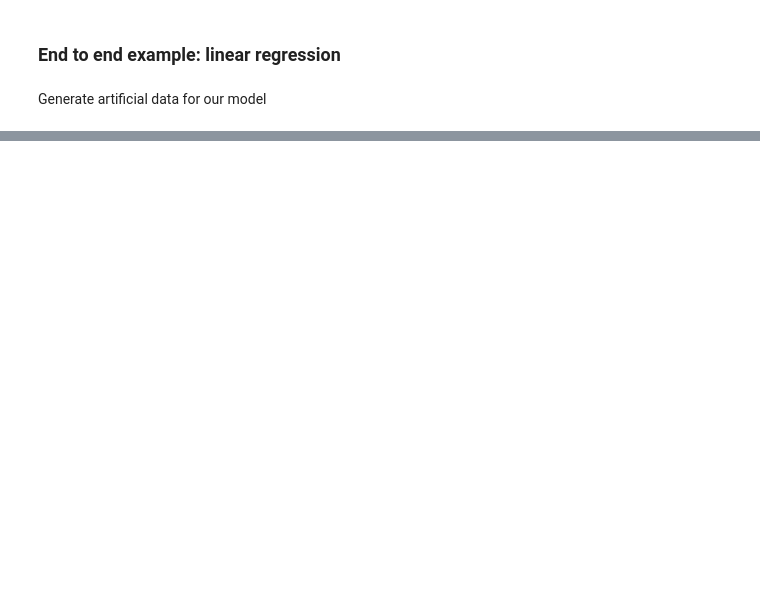
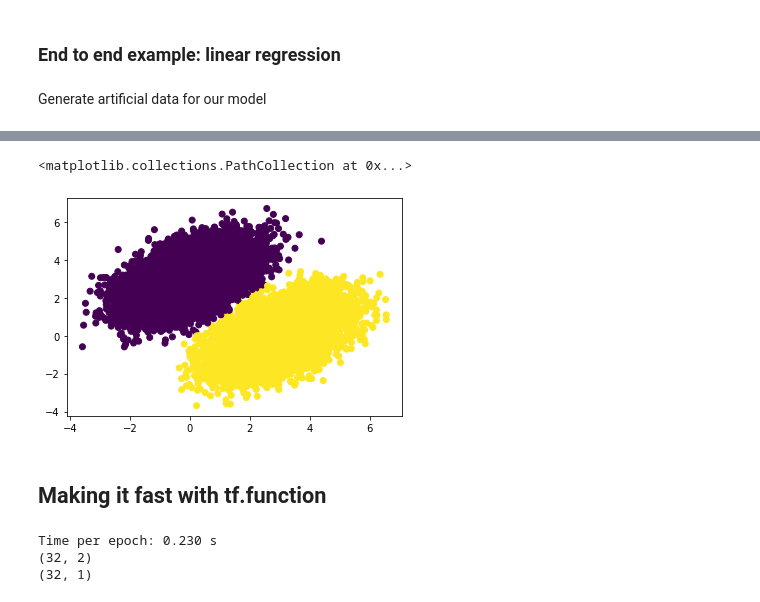
Before and after one commit to cleysonl/Tensorflow2.0, a Jupyter notebook: Tensorflow_2_0_CC_CLL.ipynb, the cells around one changed output, grey strips where cells are left out. Saved outputs shown, nothing was run; the diff lists cells and outputs as text; code cells hidden in the pictures; blank space fills up the shorter version.

```diff
--- a/Tensorflow_2_0_CC_CLL.ipynb
+++ b/Tensorflow_2_0_CC_CLL.ipynb
@@ -201,0 +201,17 @@ plt.scatter(features[:,0], features[:,1], c=labels[:,0])
+# %%
+# Shuffle the data
+indices = np.random.permutation(len(features))
+features = features[indices]
+labels = labels[indices]
+
+# Create a tf.data.Dataset object for easy batched iteration
+dataset = tf.data.Dataset.from_tensor_slices((features,labels))
+# From a buffer_size of 1024 (size of the universe we are using) get batches of 256
+dataset = dataset.shuffle(buffer_size=1024).batch(256)
+
+for epoch in range(10):
+  for step, (x,y) in enumerate(dataset):
+    # print(x.shape)
+    # print(y.shape)
+    loss = train_on_batch(x,y)
+  print('Epoch %d: last batch loss = %.4f' % (epoch, float(loss)))
@@ -201,0 +229,23 @@ plt.scatter(features[:,0], features[:,1], c=labels[:,0])
+# %%
+predictions = compute_predictions(features)
+plt.scatter(features[:,0], features[:,1], c=predictions[: , 0]> 0.5)
+# %% [output]
+<matplotlib.collections.PathCollection at 0x...>
+[figure, added]
+# %% [markdown]
+## **Making it fast with tf.function**
+# %%
+import time
+
+t0 = time.time()
+for epoch in range(20):
+  for step, (x,y) in enumerate(dataset):
+    loss = train_on_batch(x,y)
+t_end = time.time()- t0
+print('Time per epoch: %.3f s' %(t_end / 20,))
+print(x.shape)
+print(y.shape)
+# %% [output]
+Time per epoch: 0.230 s
+(32, 2)
+(32, 1)
```
Also changed, not shown: parts of 13 cells of this notebook.
